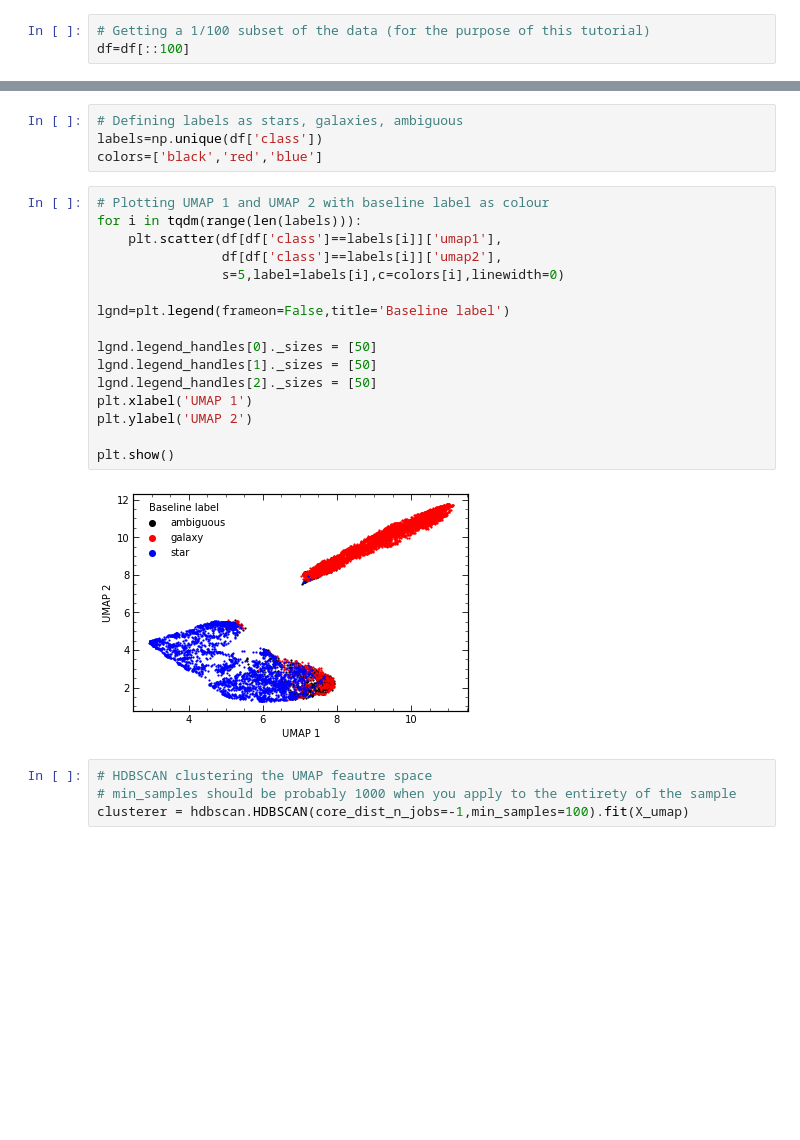
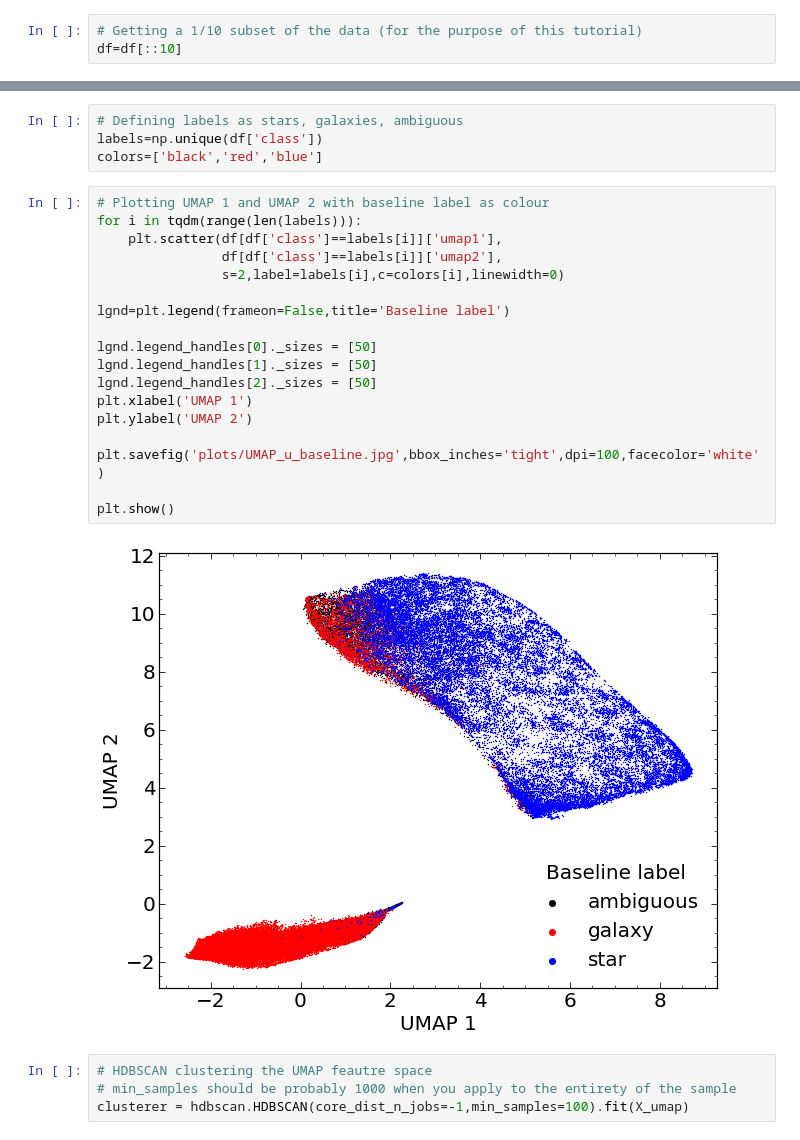
Before and after one commit to toddlcook/UMAP-star-gal-separation, a Jupyter notebook: 1.G09_u.ipynb, the cells around one changed output, grey strips where cells are left out. Saved outputs shown, nothing was run; the diff lists cells and outputs as text; blank space fills up the shorter version.

```diff
--- a/1.G09_u.ipynb
+++ b/1.G09_u.ipynb
@@ -56,8 +56,8 @@ df=df[(df['mag_Zt']<21.2) &
       (df['starmask']==0) &
       (df['class']!='artefact')]
 # %%
-# Getting a 1/100 subset of the data (for the purpose of this tutorial)
-df=df[::100]
+# Getting a 1/10 subset of the data (for the purpose of this tutorial)
+df=df[::10]
 # %%
 # Define the bands and their corresponding flux columns
 bands = ['u', 'g', 'r', 'i', 'Z', 'Y', 'J', 'H', 'K']
@@ -145,21 +145,23 @@ colors=['black','red','blue']
 # %%
 # Plotting UMAP 1 and UMAP 2 with baseline label as colour
 for i in tqdm(range(len(labels))):
     plt.scatter(df[df['class']==labels[i]]['umap1'],
                 df[df['class']==labels[i]]['umap2'],
-                s=5,label=labels[i],c=colors[i],linewidth=0)
+                s=2,label=labels[i],c=colors[i],linewidth=0)
 
 lgnd=plt.legend(frameon=False,title='Baseline label')
 
 lgnd.legend_handles[0]._sizes = [50]
 lgnd.legend_handles[1]._sizes = [50]
 lgnd.legend_handles[2]._sizes = [50]
 plt.xlabel('UMAP 1')
 plt.ylabel('UMAP 2')
 
+plt.savefig('plots/UMAP_u_baseline.jpg',bbox_inches='tight',dpi=100,facecolor='white')
+
 plt.show()
 # %% [output]
-[figure, old version]
+[figure, new version]
 # %%
 # HDBSCAN clustering the UMAP feautre space
 # min_samples should be probably 1000 when you apply to the entirety of the sample
```
Also changed, not shown: parts of 6 cells of this notebook, 9 other files.
